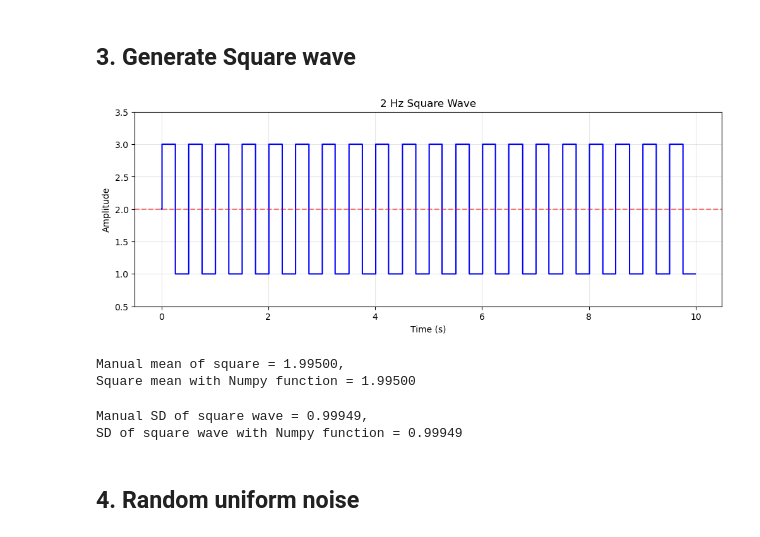
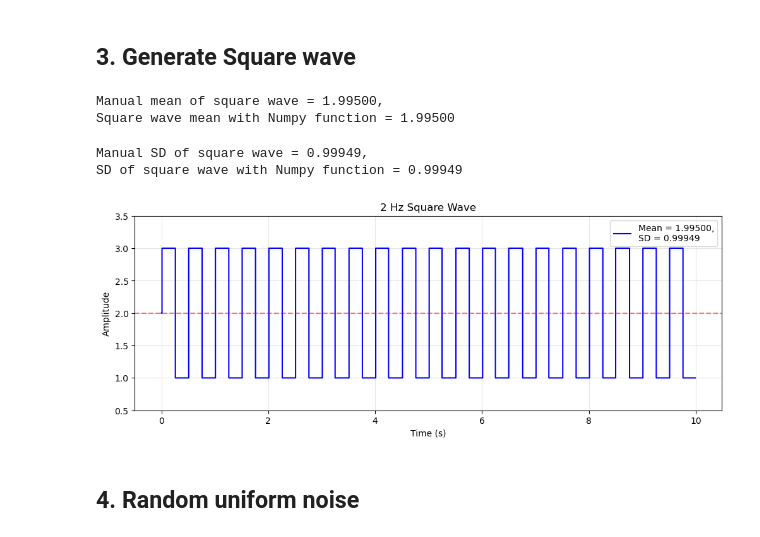
Before and after one commit to rjost1/DSP, a Jupyter notebook: homework1.ipynb, the cells around one changed output. Drawn from its saved outputs; the diff is of its cells as text; code cells hidden in the pictures.

```diff
--- a/homework1.ipynb
+++ b/homework1.ipynb
@@ -51,30 +55,15 @@ Numpy SD function = 0.70711
 # %%
 square_wave = np.sign(np.sin(2 * np.pi * f * T))
 y = A * square_wave + offset
-# %%
-# Plot
-plt.figure(figsize=(12, 4))
-plt.plot(T, y, 'b-', linewidth=1.5, drawstyle='steps-post')
-plt.xlabel('Time (s)')
-plt.ylabel('Amplitude')
-plt.title('2 Hz Square Wave')
-plt.grid(True, alpha=0.3)
-plt.ylim([0.5, 3.5])
-plt.axhline(y=offset, color='r', linestyle='--', alpha=0.5)
-# Save figures
-# plt.savefig(r'C:\Users\robbyjost\Documents\DSP\figures\hw1')
-plt.show()
-# %% [output]
-[figure, old version]
 # %%
 # square wave
 square_mean1 = np.sum(y) / n
 # compare to np.mean
 square_mean2 = np.mean(y)
-print(f'Manual mean of square = {square_mean1:.5f},\nSquare mean with Numpy function = {square_mean2:.5f}')
+print(f'Manual mean of square wave = {square_mean1:.5f},\nSquare wave mean with Numpy function = {square_mean2:.5f}')
 # %% [output]
-Manual mean of square = 1.99500,
-Square mean with Numpy function = 1.99500
+Manual mean of square wave = 1.99500,
+Square wave mean with Numpy function = 1.99500
 # %%
 square_sd1 = np.sqrt(np.sum((y - square_mean1)**2 / n))
 square_sd2 = np.std(y)
@@ -82,6 +71,23 @@ print(f'Manual SD of square wave = {square_sd1:.5f},\nSD of square wave with Num
 # %% [output]
 Manual SD of square wave = 0.99949,
 SD of square wave with Numpy function = 0.99949
+# %%
+# Plot
+plt.figure(figsize=(12, 4))
+plt.plot(T, y, 'b-', linewidth=1.5, drawstyle='steps-post',
+         label=f'Mean = {square_mean1:.5f},\nSD = {square_sd2:.5f}')
+plt.xlabel('Time (s)')
+plt.ylabel('Amplitude')
+plt.title('2 Hz Square Wave')
+plt.grid(True, alpha=0.3)
+plt.ylim([0.5, 3.5])
+plt.axhline(y=offset, color='r', linestyle='--', alpha=0.5)
+# Save figures
+# plt.savefig(r'C:\Users\robbyjost\Documents\DSP\figures\hw1')
+plt.legend()
+plt.show()
+# %% [output]
+[figure, new version]
 # %% [markdown]
 ## 4. Random uniform noise
 # %%
```
Also changed, not shown: parts of 15 cells of this notebook.
